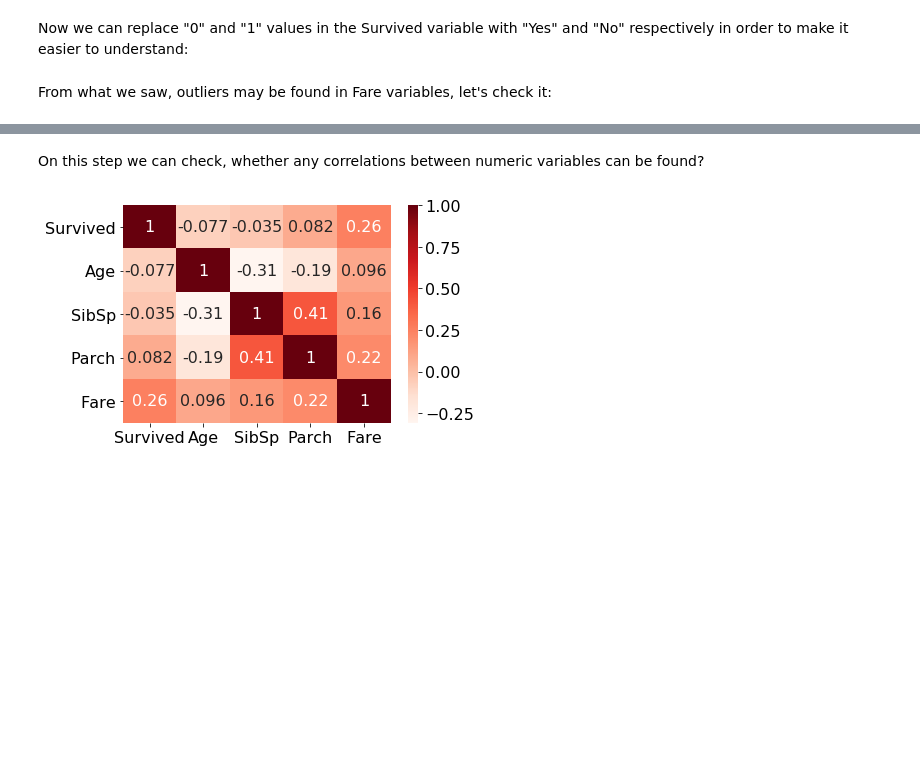
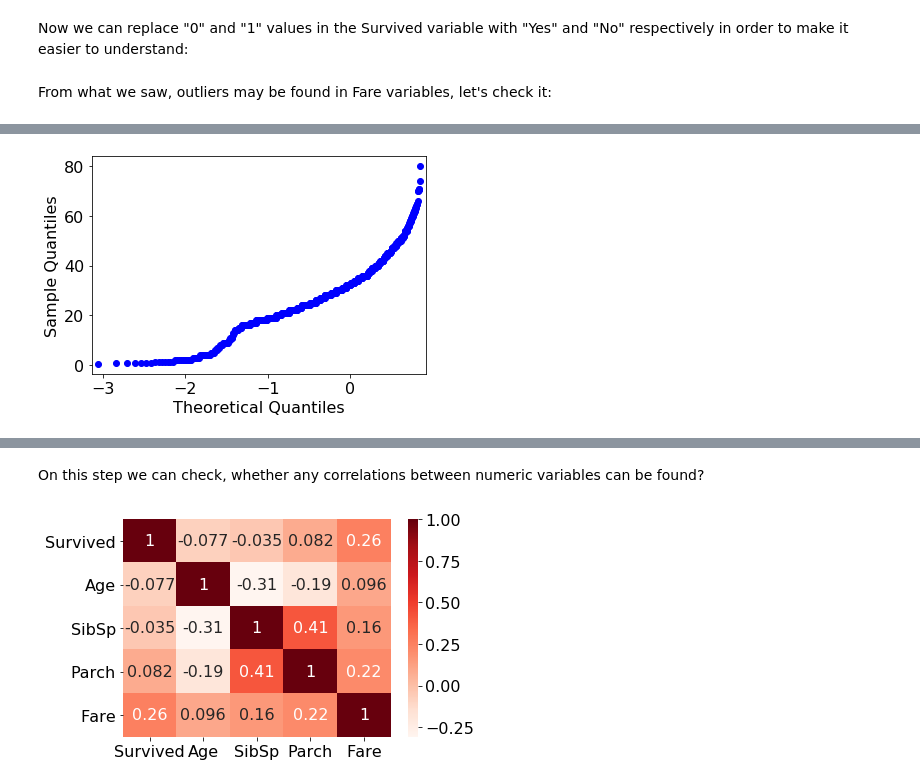
Before and after one commit to daria-nikanorova/BI_2020-2021_Python, a Jupyter notebook: hw_pandas.ipynb, the cells around one changed output, grey strips where cells are left out. Saved outputs shown, nothing was run; the diff lists cells and outputs as text; code cells hidden in the pictures; blank space fills up the shorter version.

```diff
--- a/hw_pandas.ipynb
+++ b/hw_pandas.ipynb
@@ -183,0 +192,5 @@ I checked some of these names in https://www.encyclopedia-titanica.org/ and foun
+# %%
+qqplot(titanic.Age, line='s')
+plt.show()
+# %% [output]
+[figure, added]
```
Also changed, not shown: parts of 8 cells of this notebook, 1 other file.
